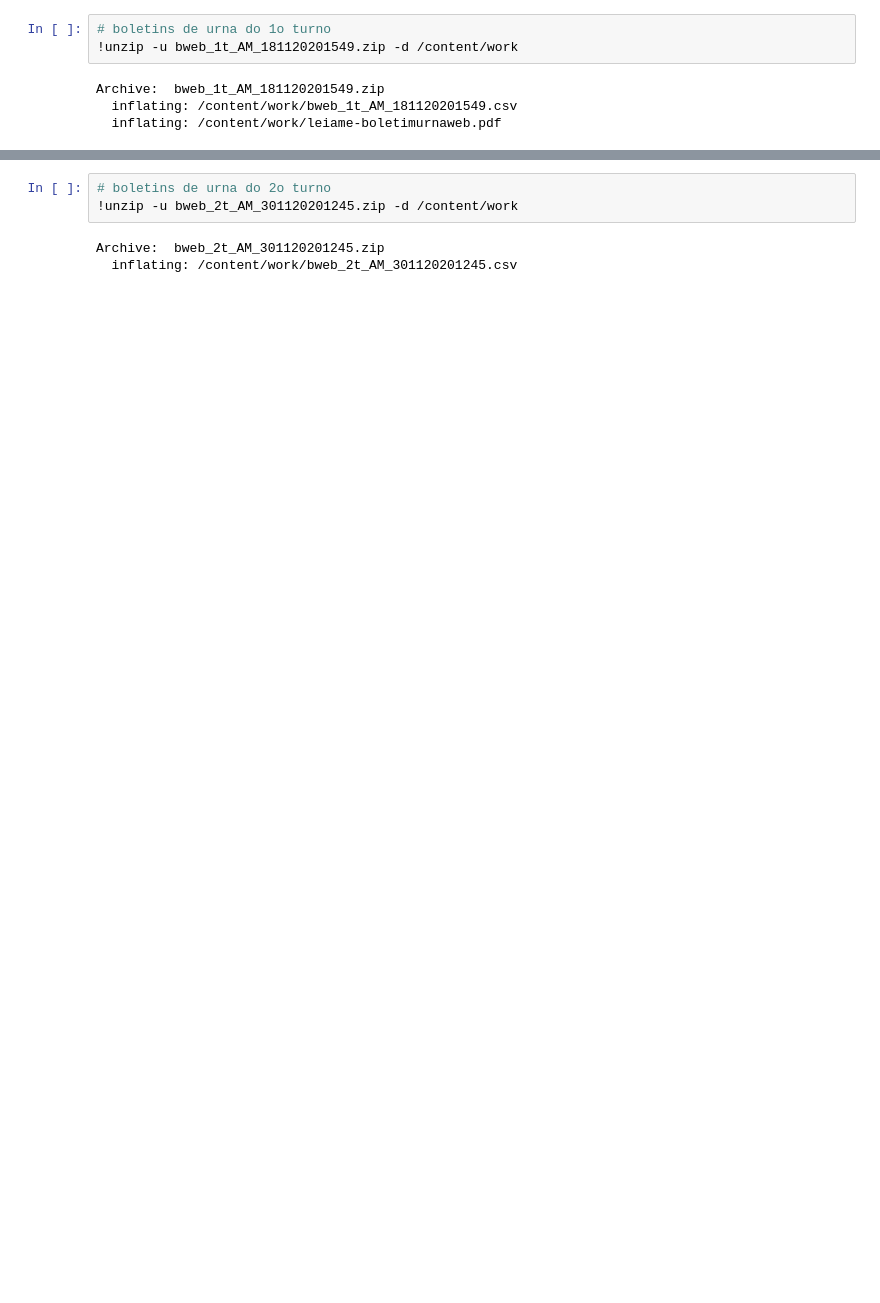
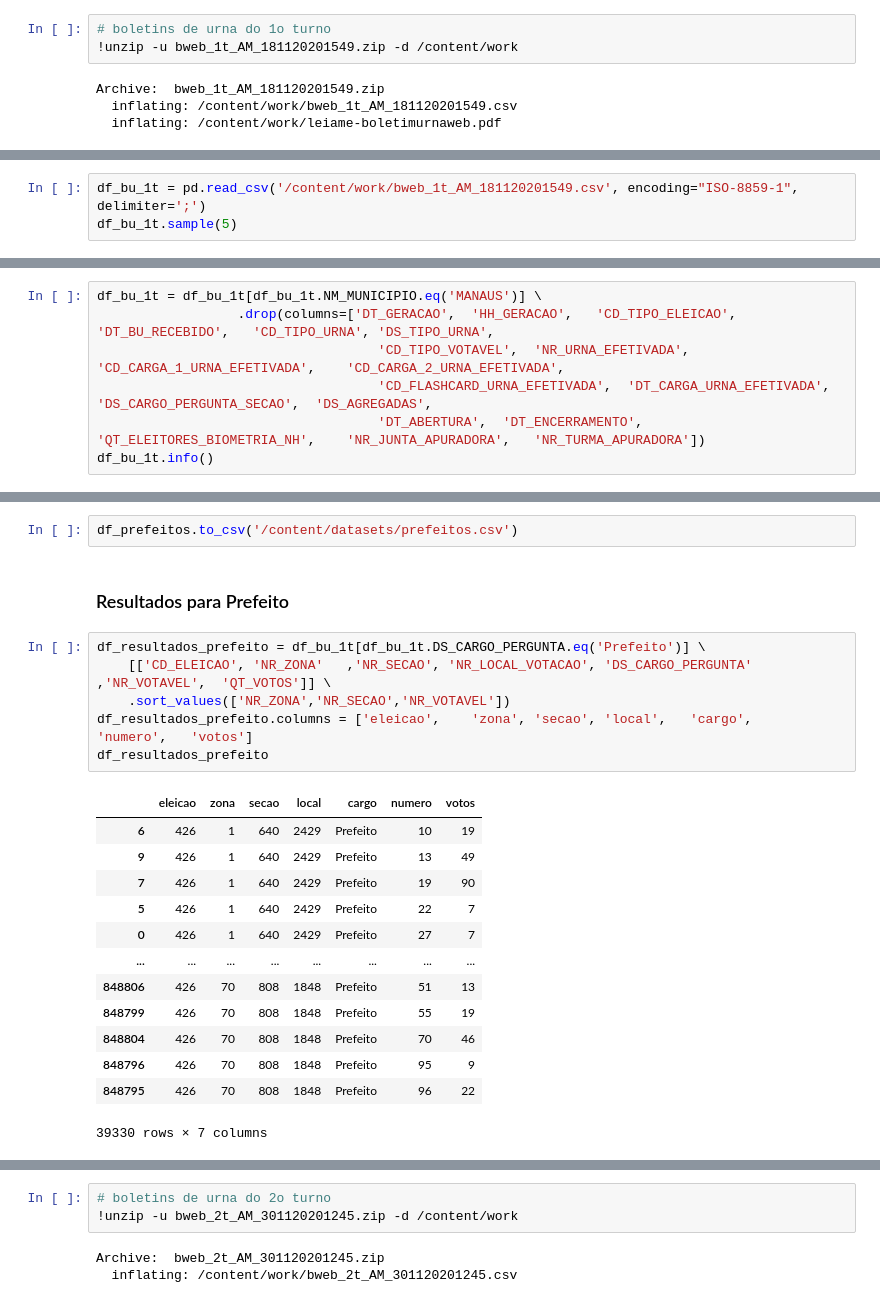
Before and after one commit to bmnds/uea-data-science-04-data-processing, a Jupyter notebook: trabalho-final/Notebook_ETL.ipynb, the cells around one changed output, grey strips where cells are left out. Cells and saved outputs as stored; diff of their text form; blank space fills up the shorter version.

```diff
--- a/trabalho-final/Notebook_ETL.ipynb
+++ b/trabalho-final/Notebook_ETL.ipynb
@@ -51,0 +51,3 @@ Archive:  bweb_1t_AM_181120201549.zip
+# %%
+df_bu_1t = pd.read_csv('/content/work/bweb_1t_AM_181120201549.csv', encoding="ISO-8859-1", delimiter=';')
+df_bu_1t.sample(5)
@@ -51,0 +143,7 @@ Archive:  bweb_1t_AM_181120201549.zip
+# %%
+df_bu_1t = df_bu_1t[df_bu_1t.NM_MUNICIPIO.eq('MANAUS')] \
+                  .drop(columns=['DT_GERACAO',	'HH_GERACAO',	'CD_TIPO_ELEICAO', 'DT_BU_RECEBIDO',	'CD_TIPO_URNA', 'DS_TIPO_URNA',
+                                    'CD_TIPO_VOTAVEL',	'NR_URNA_EFETIVADA',	'CD_CARGA_1_URNA_EFETIVADA',	'CD_CARGA_2_URNA_EFETIVADA',
+                                    'CD_FLASHCARD_URNA_EFETIVADA',	'DT_CARGA_URNA_EFETIVADA',	'DS_CARGO_PERGUNTA_SECAO',	'DS_AGREGADAS',
+                                    'DT_ABERTURA',	'DT_ENCERRAMENTO',	'QT_ELEITORES_BIOMETRIA_NH',	'NR_JUNTA_APURADORA',	'NR_TURMA_APURADORA'])
+df_bu_1t.info()
@@ -51,0 +206,24 @@ Archive:  bweb_1t_AM_181120201549.zip
+# %%
+df_prefeitos.to_csv('/content/datasets/prefeitos.csv')
+# %% [markdown]
+### Resultados para Prefeito
+# %%
+df_resultados_prefeito = df_bu_1t[df_bu_1t.DS_CARGO_PERGUNTA.eq('Prefeito')] \
+    [['CD_ELEICAO',	'NR_ZONA'	,'NR_SECAO', 'NR_LOCAL_VOTACAO', 'DS_CARGO_PERGUNTA'	,'NR_VOTAVEL',	'QT_VOTOS']] \
+    .sort_values(['NR_ZONA','NR_SECAO','NR_VOTAVEL'])
+df_resultados_prefeito.columns = ['eleicao',	'zona',	'secao', 'local',	'cargo',	'numero',	'votos']
+df_resultados_prefeito
+# %% [output]
+|  | eleicao | zona | secao | local | cargo | numero | votos |
+| 6 | 426 | 1 | 640 | 2429 | Prefeito | 10 | 19 |
+| 9 | 426 | 1 | 640 | 2429 | Prefeito | 13 | 49 |
+| 7 | 426 | 1 | 640 | 2429 | Prefeito | 19 | 90 |
+| 5 | 426 | 1 | 640 | 2429 | Prefeito | 22 | 7 |
+| 0 | 426 | 1 | 640 | 2429 | Prefeito | 27 | 7 |
+| ... | ... | ... | ... | ... | ... | ... | ... |
+| 848806 | 426 | 70 | 808 | 1848 | Prefeito | 51 | 13 |
+| 848799 | 426 | 70 | 808 | 1848 | Prefeito | 55 | 19 |
+| 848804 | 426 | 70 | 808 | 1848 | Prefeito | 70 | 46 |
+| 848796 | 426 | 70 | 808 | 1848 | Prefeito | 95 | 9 |
+| 848795 | 426 | 70 | 808 | 1848 | Prefeito | 96 | 22 |
+39330 rows × 7 columns
```
Also changed, not shown: parts of 43 cells of this notebook, 1 other file.
